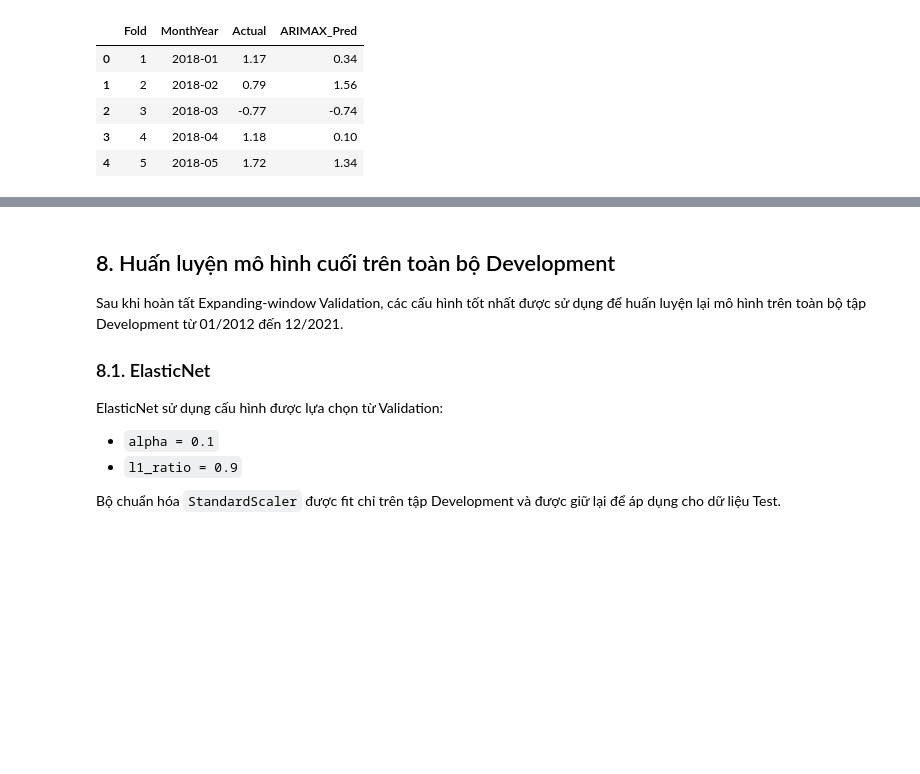
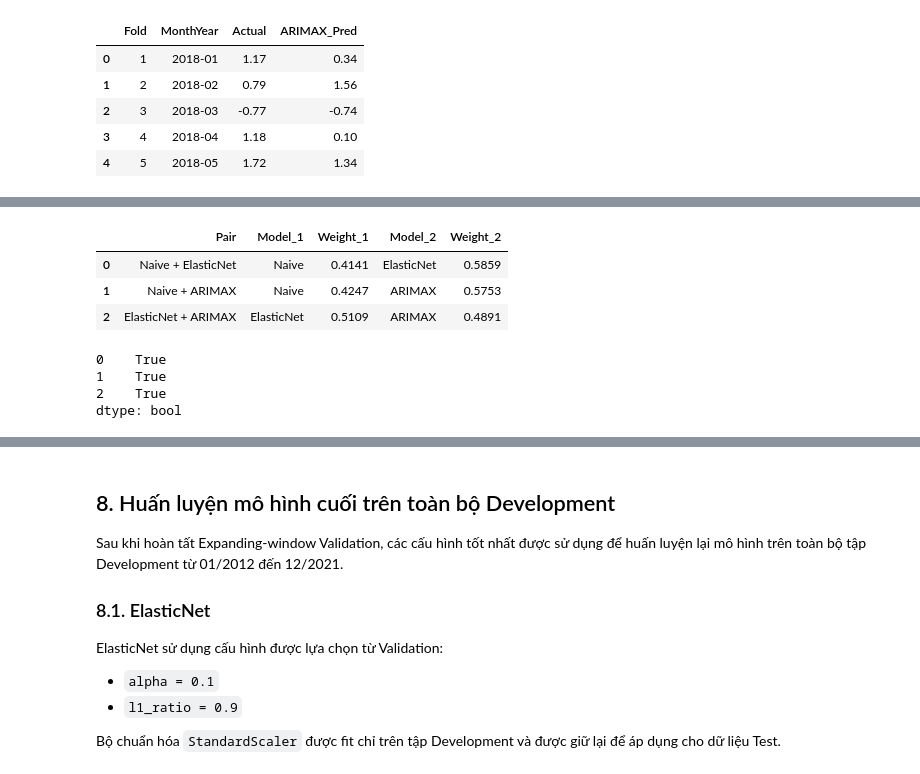
Before and after one commit to phuyen145/vietnam-transportation-cpi-forecasting, a Jupyter notebook: notebooks/09_modeling.ipynb, the cells around one changed output, grey strips where cells are left out. Cells and saved outputs as stored; diff of their text form; code cells hidden in the pictures; blank space fills up the shorter version.

```diff
--- a/notebooks/09_modeling.ipynb
+++ b/notebooks/09_modeling.ipynb
@@ -747,0 +778,68 @@ Kết quả này tốt hơn ARIMAX và Naive, tuy nhiên RMSE vẫn cao hơn m
+# %%
+# Xác định trọng số cho từng cặp Ensemble
+
+def calculate_inverse_rmse_weights(
+    model_1,
+    model_2,
+    rmse_dict,
+):
+    rmse_1 = rmse_dict[model_1]
+    rmse_2 = rmse_dict[model_2]
+
+    inv_1 = 1 / rmse_1
+    inv_2 = 1 / rmse_2
+
+    weight_1 = inv_1 / (inv_1 + inv_2)
+    weight_2 = inv_2 / (inv_1 + inv_2)
+
+    return weight_1, weight_2
+
+ensemble_pairs = [
+    ("Naive", "ElasticNet"),
+    ("Naive", "ARIMAX"),
+    ("ElasticNet", "ARIMAX"),
+]
+
+ensemble_weights = {}
+
+for model_1, model_2 in ensemble_pairs:
+
+    weight_1, weight_2 = calculate_inverse_rmse_weights(
+        model_1,
+        model_2,
+        validation_rmse,
+    )
+
+    pair_name = f"{model_1} + {model_2}"
+
+    ensemble_weights[pair_name] = {
+        "Model_1": model_1,
+        "Model_2": model_2,
+        "Weight_1": weight_1,
+        "Weight_2": weight_2,
+    }
+
+ensemble_weights_df = pd.DataFrame([
+    {
+        "Pair": pair_name,
+        "Model_1": info["Model_1"],
+        "Weight_1": info["Weight_1"],
+        "Model_2": info["Model_2"],
+        "Weight_2": info["Weight_2"],
+    }
+    for pair_name, info in ensemble_weights.items()
+])
+
+ensemble_weights_df.round(4)
+# %% [output]
+|  | Pair | Model_1 | Weight_1 | Model_2 | Weight_2 |
+| 0 | Naive + ElasticNet | Naive | 0.4141 | ElasticNet | 0.5859 |
+| 1 | Naive + ARIMAX | Naive | 0.4247 | ARIMAX | 0.5753 |
+| 2 | ElasticNet + ARIMAX | ElasticNet | 0.5109 | ARIMAX | 0.4891 |
+# %%
+ensemble_weights_df["Weight_1"] + ensemble_weights_df["Weight_2"] == 1
+# %% [output]
+0    True
+1    True
+2    True
+dtype: bool
```
Also changed, not shown: parts of 21 cells of this notebook, 3 other files.
